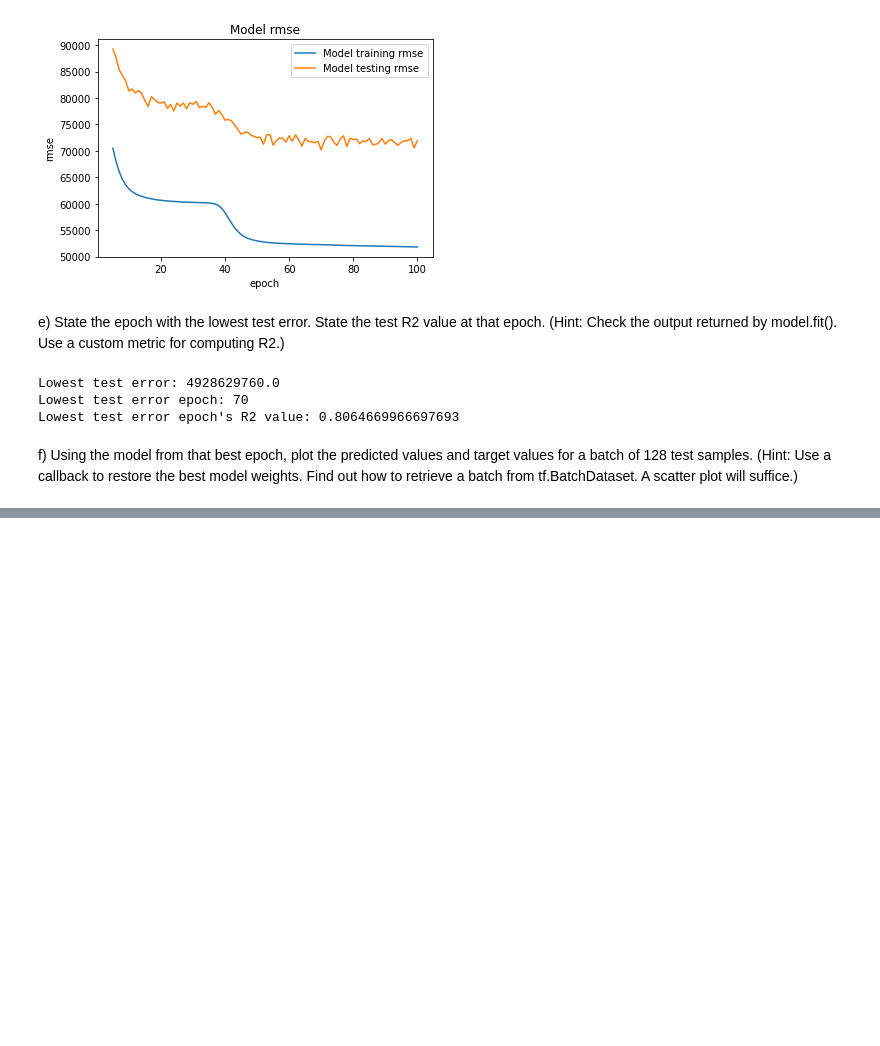
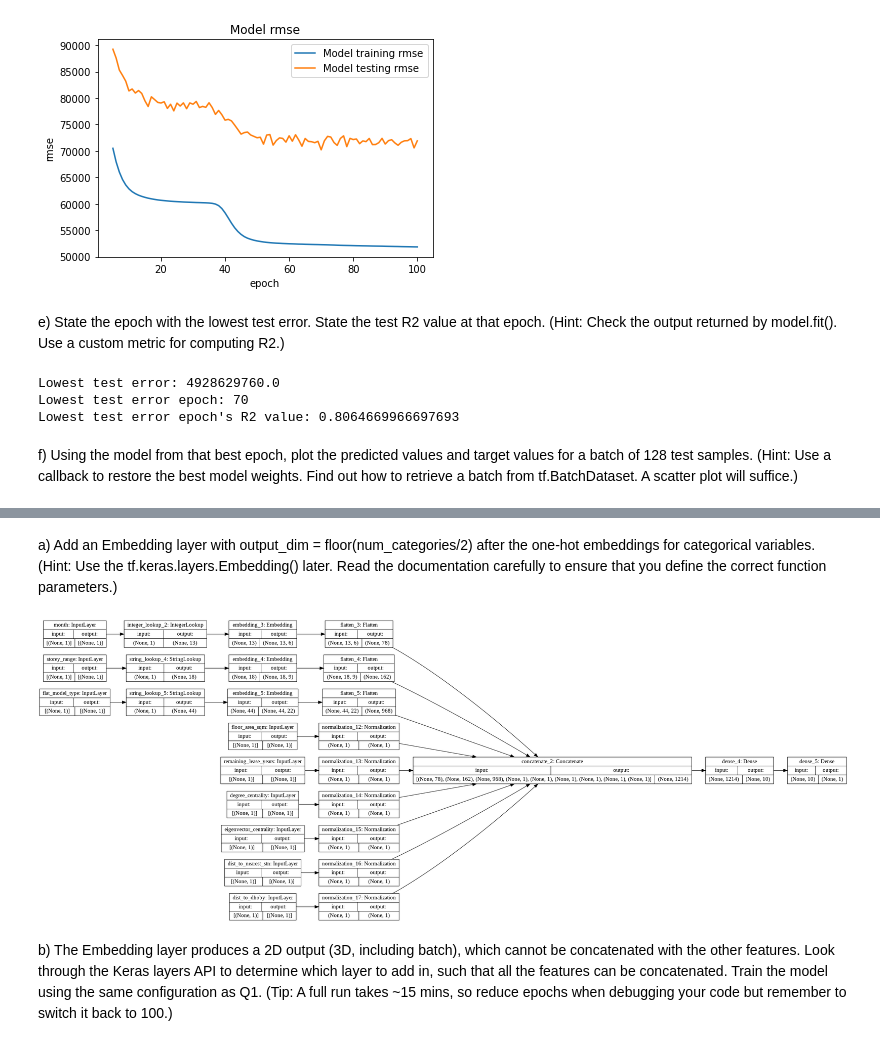
Before and after one commit to johnsonfoo/CZ4042-Assignment, a Jupyter notebook: start_1b.ipynb, the cells around one changed output, grey strips where cells are left out. Drawn from its saved outputs; the diff is of its cells as text; code cells hidden in the pictures; blank space fills up the shorter version.

```diff
--- a/start_1b.ipynb
+++ b/start_1b.ipynb
@@ -74,7 +79,8 @@ def encode_numerical_feature(feature, name, dataset):
 def encode_categorical_feature(feature, name, dataset, is_string):
     lookup_class = StringLookup if is_string else IntegerLookup
     # Create a lookup layer which will turn strings into integer indices
-    lookup = lookup_class(output_mode='binary') # NOTE: as mentioned in the question paper, this actually does one-hot encoding. You could replace 'binary' with 'one_hot' if you wish to.
+    lookup = lookup_class(
+        output_mode='binary')  # NOTE: as mentioned in the question paper, this actually does one-hot encoding. You could replace 'binary' with 'one_hot' if you wish to.
 
     # Prepare a Dataset that only yields our feature
     feature_ds = dataset.map(lambda x, y: x[name])
@@ -320,0 +514,11 @@ After restore best model weights, model has test loss and test r_square as follo
+# %% [markdown]
+a) Add an Embedding layer with output_dim = floor(num_categories/2) after the one-hot embeddings for categorical variables. (Hint: Use the tf.keras.layers.Embedding() later. Read the documentation carefully to ensure that you define the correct function parameters.)
+# %%
+question2 = Question2(train_ds, val_ds)
+question2.prepare_model()
+question2.create_model()
+keras.utils.plot_model(model=question2.model, to_file='p2q2a.png', show_shapes=True, rankdir="LR")
+# %% [output]
+[figure, added]
+# %% [markdown]
+b) The Embedding layer produces a 2D output (3D, including batch), which cannot be concatenated with the other features. Look through the Keras layers API to determine which layer to add in, such that all the features can be concatenated. Train the model using the same configuration as Q1. (Tip: A full run takes ~15 mins, so reduce epochs when debugging your code but remember to switch it back to 100.)
```
Also changed, not shown: parts of 11 cells of this notebook.
